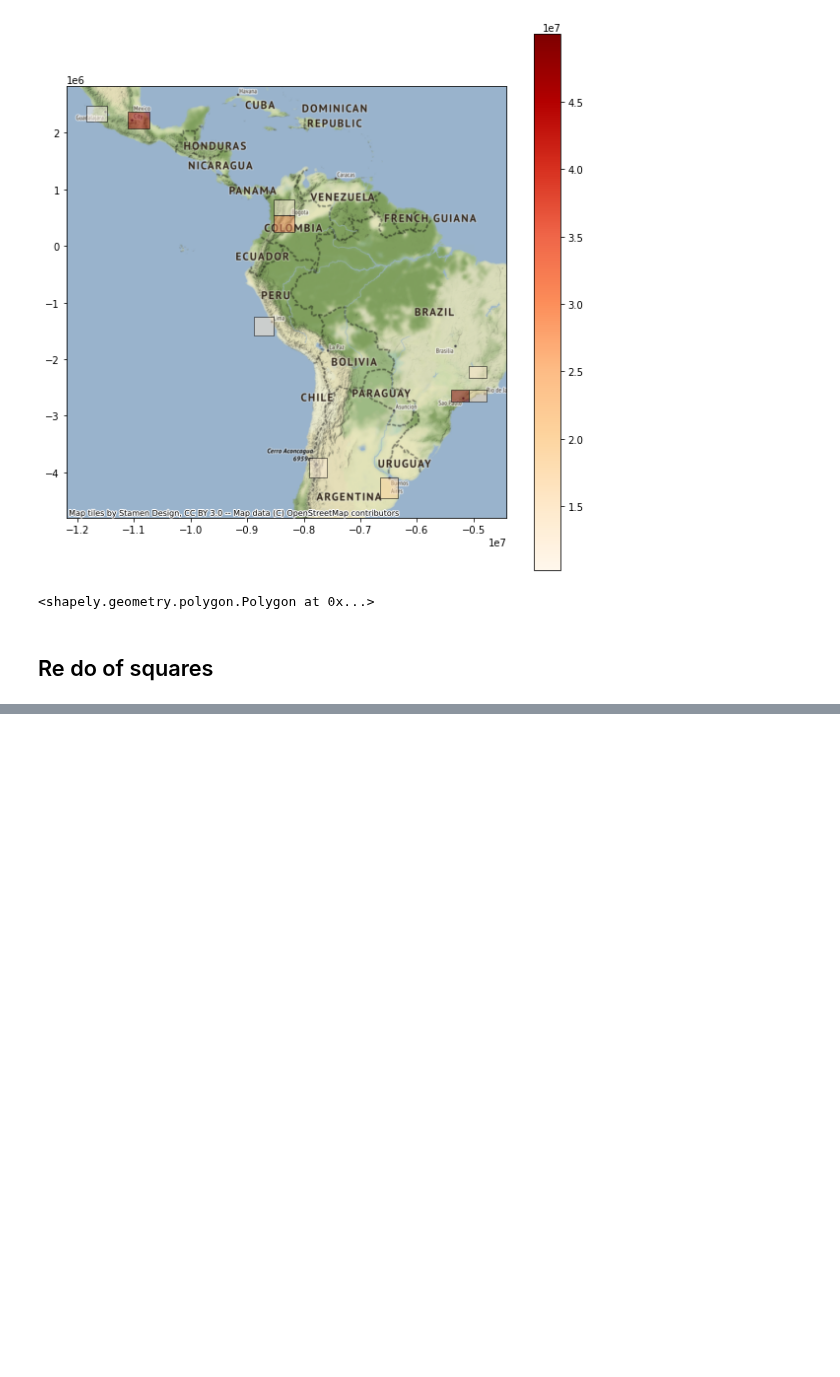
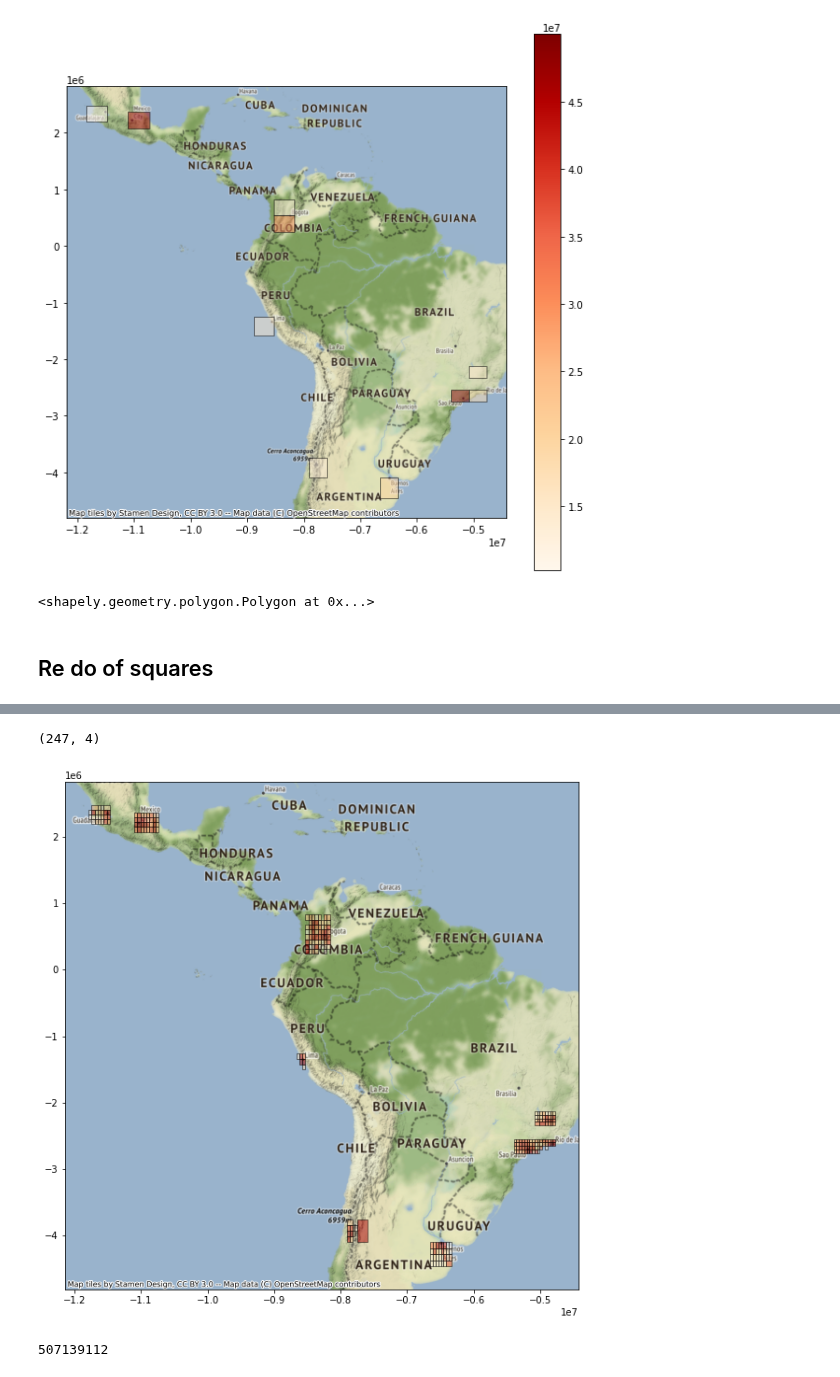
Before and after one commit to EL-BID/IDB-IDB-Invest-Coronavirus-Impact-Dashboard, a Jupyter notebook: notebooks/katana_bounds.ipynb, the cells around one changed output, grey strips where cells are left out. Saved outputs shown, nothing was run; the diff lists cells and outputs as text; code cells hidden in the pictures; blank space fills up the shorter version.

Commit message:
figures in notebook

```diff
--- a/notebooks/katana_bounds.ipynb
+++ b/notebooks/katana_bounds.ipynb
@@ -530,0 +594,7 @@ geometry
+# %%
+
+df_geo_lines = _lines_join()
+df_geo_lines = df_geo_lines \
+    .rename(columns = {'wkt_def':'line_wkt', 'geom_def':'geo_id'})
+df_geo_lines.head()
+df = df_geo_lines.merge(df_coarse[['line_wkt', 'count_lines']].rename(columns = {'count_lines':'jams'}))
@@ -530,0 +635,4 @@ geometry
+# %%
+tab = _distribution_tab(df)
+# %% [output]
+(247, 4)
@@ -531,9 +642,14 @@ geometry
 # %%
-tab = df_squares
-tab['geometry'] = gpd.GeoSeries.from_wkt(tab['geometry'])
 tab = gpd.GeoDataFrame(tab, geometry='geometry')
-
+tab['geometry'] = gpd.GeoSeries.from_wkt(tab['geo_id'])
 tab.crs = "EPSG:4326"
 tab = tab.to_crs(epsg=3857)
 ax = tab.plot(figsize=(10, 10), alpha=0.5, edgecolor='k',legend=True, cmap='OrRd')
 ctx.add_basemap(ax)
+# %% [output]
+[figure, added]
+# %%
+df_coarse.count_lines.sum()
+df_coarse.count()
+# %% [output]
+507139112
```
Also changed, not shown: parts of 6 cells of this notebook.
